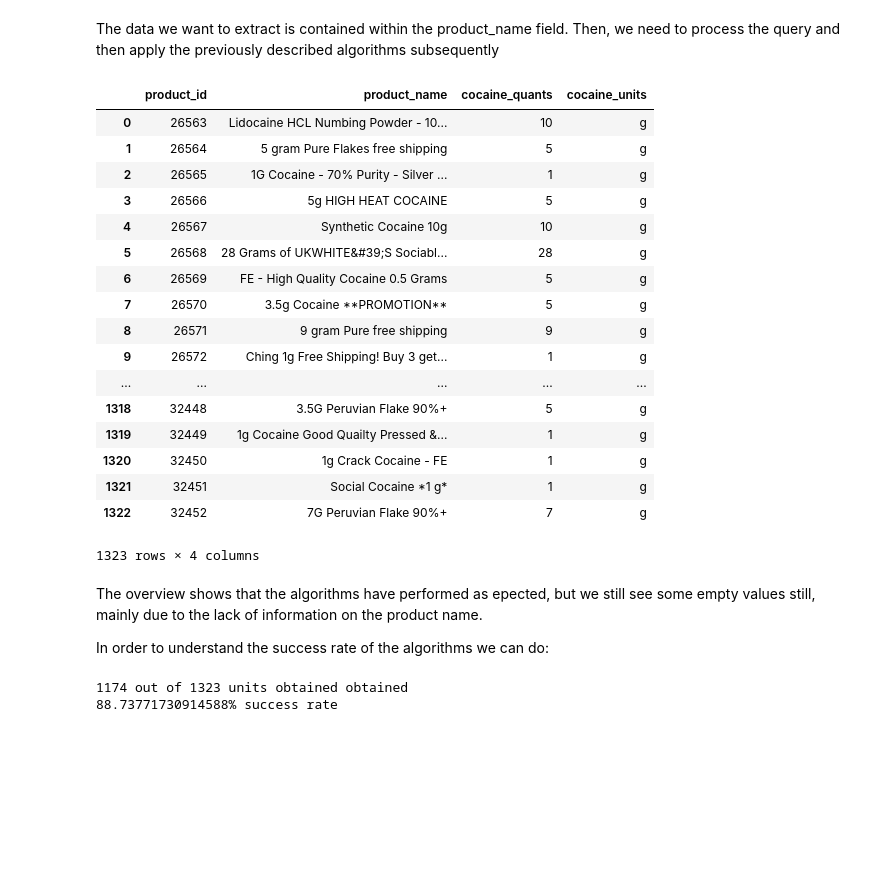
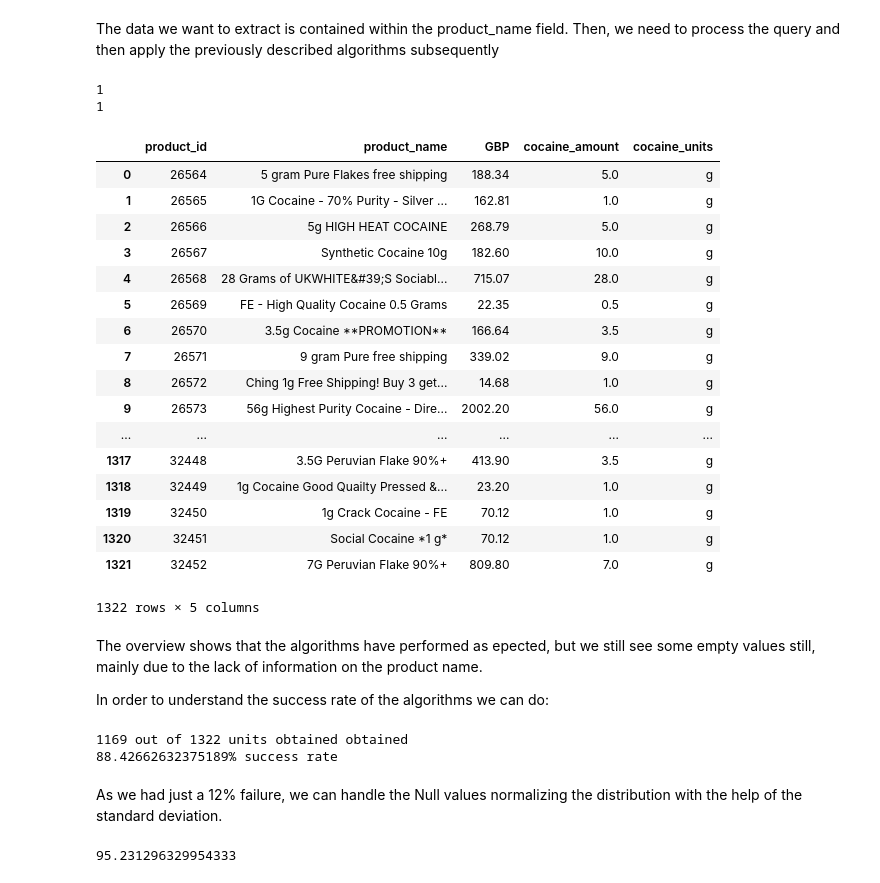
Before and after one commit to mauromsl/dark_web_datamining, a Jupyter notebook: python_src/python_analysis.ipynb, the cells around one changed output. Drawn from its saved outputs; the diff is of its cells as text; code cells hidden in the pictures; blank space fills up the shorter version.

Commit message:
Cocaine market analysis finished

```diff
--- a/python_src/python_analysis.ipynb
+++ b/python_src/python_analysis.ipynb
@@ -389,6 +390,16 @@ def amount_series_generator(chunk, unit):
         leaves = subtree.leaves()
         if leaves[1][0].lower() in valid_units:
             return float(leaves[0][0])
+        #added this line as I found a few listings selling KILOS of cocaine!
+        elif leaves[1][0].lower() in ['kg', 'kilo', 'kilogram', 'kgram']:
+            return float(leaves[0][0]) * 1000
+        #another hack for oz
+        elif leaves[1][0].lower() in ['oz', 'ounce', 'ounces']:
+            if logic.NUMBER_STRING.get(leaves[0][0].lower()):
+                print(logic.NUMBER_STRING.get(leaves[0][0].lower()))
+                return logic.NUMBER_STRING.get(leaves[0][0].lower()) * 28.35
+            return float(leaves[0][0]) * 28.35
+
     return None
 
 def unit_series_generator(chunk, unit):
@@ -396,6 +407,8 @@ def unit_series_generator(chunk, unit):
     function that yields measurement units from a given chunk
     """
     valid_units = logic.VALID_UNITS.get(unit)
+    if unit == 'g':
+        valid_units + ['kg', 'kilo', 'kilogram', 'kgram', 'oz', 'ounce', 'ounces']
     for subtree in chunk.subtrees(filter=lambda t: t.label() == 'amount'):
         leaves = subtree.leaves()
         if leaves[1][0].lower() in valid_units:
@@ -405,39 +418,41 @@ def unit_series_generator(chunk, unit):
 <p> The data we want to extract is contained within the product_name field. Then, we need to process the query and then apply the previously described algorithms subsequently </p>
 # %%
 
-tokenizer_regex = r'(?u)\d+(?:\.\,\d+)?|\w+|%'
+tokenizer_regex = r'(?u)\d+(?:\.\d+)?|\w+|%'
 chunk_exp = r'''amount: {<CD><NN|NNP|NNS|NNPS|JJ>}'''
 chunk_parser = nltk.RegexpParser(chunk_exp)
 cocaine_listings = db.get_drug_products('Cocaine')
 cocaine_listings_names = cocaine_listings['product_name']
 cocaine_words = cocaine_listings_names.apply(nltk.regexp_tokenize, args=(tokenizer_regex,))
 cocaine_tagged = cocaine_words.apply(nltk.pos_tag)
 cocaine_chunked = cocaine_tagged.apply(chunk_parser.parse)
 
 cocaine_quants = cocaine_chunked.apply(amount_series_generator, args='g')
 cocaine_units = cocaine_chunked.apply(unit_series_generator, args='g')
-cocaine_listings['cocaine_quants'] = cocaine_quants
+cocaine_listings['cocaine_amount'] = cocaine_quants
 cocaine_listings['cocaine_units'] = cocaine_units
-cocaine_listings[['product_id', 'product_name', 'cocaine_quants', 'cocaine_units']]
+cocaine_listings[['product_id', 'product_name','GBP', 'cocaine_amount', 'cocaine_units']]
 # %% [output]
+1
+1
-|  | product_id | product_name | cocaine_quants | cocaine_units |
-| 0 | 26563 | Lidocaine HCL Numbing Powder - 10... | 10 | g |
-| 1 | 26564 | 5 gram Pure Flakes free shipping | 5 | g |
-| 2 | 26565 | 1G Cocaine - 70% Purity - Silver ... | 1 | g |
-| 3 | 26566 | 5g HIGH HEAT COCAINE | 5 | g |
-| 4 | 26567 | Synthetic Cocaine 10g | 10 | g |
-| 5 | 26568 | 28 Grams of UKWHITE&#39;S Sociabl... | 28 | g |
-| 6 | 26569 | FE - High Quality Cocaine 0.5 Grams | 5 | g |
-| 7 | 26570 | 3.5g Cocaine **PROMOTION** | 5 | g |
-| 8 | 26571 | 9 gram Pure free shipping | 9 | g |
-| 9 | 26572 | Ching 1g Free Shipping! Buy 3 get... | 1 | g |
-| ... | ... | ... | ... | ... |
-| 1318 | 32448 | 3.5G Peruvian Flake 90%+ | 5 | g |
-| 1319 | 32449 | 1g Cocaine Good Quailty Pressed &... | 1 | g |
-| 1320 | 32450 | 1g Crack Cocaine - FE | 1 | g |
-| 1321 | 32451 | Social Cocaine *1 g* | 1 | g |
-| 1322 | 32452 | 7G Peruvian Flake 90%+ | 7 | g |
+|  | product_id | product_name | GBP | cocaine_amount | cocaine_units |
+| 0 | 26564 | 5 gram Pure Flakes free shipping | 188.34 | 5.0 | g |
+| 1 | 26565 | 1G Cocaine - 70% Purity - Silver ... | 162.81 | 1.0 | g |
+| 2 | 26566 | 5g HIGH HEAT COCAINE | 268.79 | 5.0 | g |
+| 3 | 26567 | Synthetic Cocaine 10g | 182.60 | 10.0 | g |
+| 4 | 26568 | 28 Grams of UKWHITE&#39;S Sociabl... | 715.07 | 28.0 | g |
+| 5 | 26569 | FE - High Quality Cocaine 0.5 Grams | 22.35 | 0.5 | g |
+| 6 | 26570 | 3.5g Cocaine **PROMOTION** | 166.64 | 3.5 | g |
+| 7 | 26571 | 9 gram Pure free shipping | 339.02 | 9.0 | g |
+| 8 | 26572 | Ching 1g Free Shipping! Buy 3 get... | 14.68 | 1.0 | g |
+| 9 | 26573 | 56g Highest Purity Cocaine - Dire... | 2002.20 | 56.0 | g |
+| ... | ... | ... | ... | ... | ... |
+| 1317 | 32448 | 3.5G Peruvian Flake 90%+ | 413.90 | 3.5 | g |
+| 1318 | 32449 | 1g Cocaine Good Quailty Pressed &... | 23.20 | 1.0 | g |
+| 1319 | 32450 | 1g Crack Cocaine - FE | 70.12 | 1.0 | g |
+| 1320 | 32451 | Social Cocaine *1 g* | 70.12 | 1.0 | g |
+| 1321 | 32452 | 7G Peruvian Flake 90%+ | 809.80 | 7.0 | g |
-1323 rows × 4 columns
+1322 rows × 5 columns
 # %% [markdown]
 The overview shows that the algorithms have performed as epected, but we still see some empty values still, mainly due to the lack of information on the product name.
 
@@ -447,5 +462,16 @@ failed = cocaine_units.isnull().sum()
 print ('{} out of {} units obtained obtained'.format(len(cocaine_units) - failed, len(cocaine_units)))
 print ('{}% success rate'.format(100-(failed/len(cocaine_units)*100)))
 # %% [output]
-1174 out of 1323 units obtained obtained
-88.73771730914588% success rate
+1169 out of 1322 units obtained obtained
+88.42662632375189% success rate
+# %% [markdown]
+As we had just a 12% failure, we can handle the Null values normalizing the distribution with the help of the standard deviation.
+# %%
+gbp_grams_df = cocaine_listings[['GBP', 'cocaine_amount']]
+#remove the NaN rows to calculate mean
+gbp_grams_df = gbp_grams_df[pd.notnull(gbp_grams_df['cocaine_amount'])]
+gbp_grams_df['price_per_gram'] = gbp_grams_df['GBP'] / gbp_grams_df['cocaine_amount']
+mean = cocaine_mean_price = gbp_grams_df['price_per_gram'].mean()
+mean
+# %% [output]
+95.231296329954333
```
Also changed, not shown: parts of 8 cells of this notebook, 1 other file.
